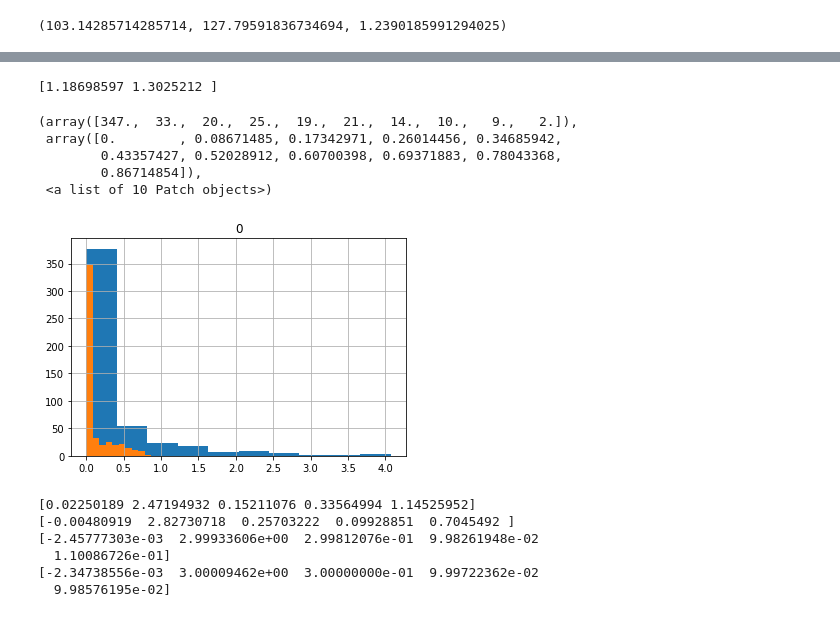
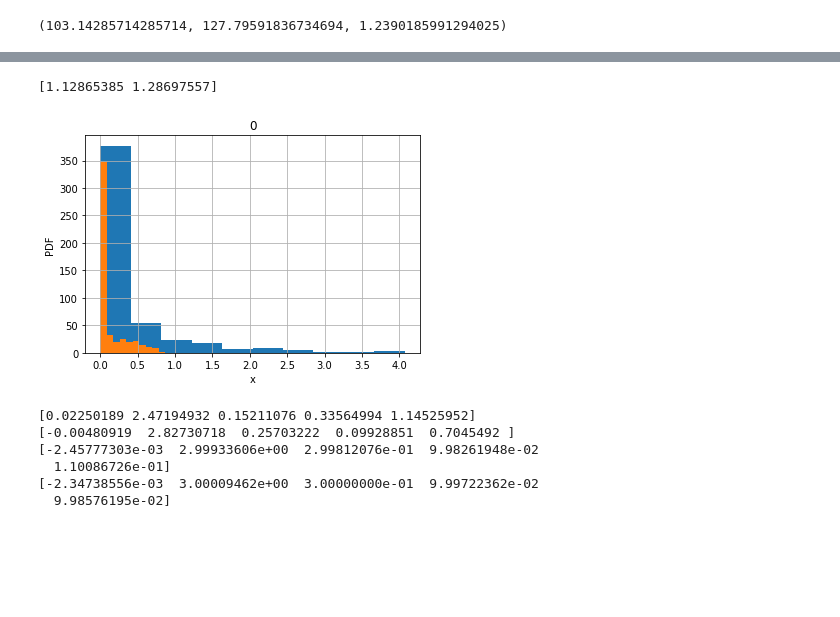
Before and after one commit to aleks0and/StatisticsProjectGroupH, a Jupyter notebook: Project3/assignment3.ipynb, the cells around one changed output, grey strips where cells are left out. Saved outputs shown, nothing was run; the diff lists cells and outputs as text; code cells hidden in the pictures; blank space fills up the shorter version.

```diff
--- a/Project3/assignment3.ipynb
+++ b/Project3/assignment3.ipynb
@@ -80,12 +98,9 @@ standard error is 0.03542458557318678
 # %%
 # 1. Exercise - 3. point
-#z = stats.norm.ppf(0.90)
-#(bs_replicates_t - z*np.sqrt((bs_replicates_t * (1 - bs_replicates_t ) / len(bs_replicates_t)) ),
-#bs_replicates_t + z*np.sqrt((bs_replicates_t * (1 - bs_replicates_t ) / len(bs_replicates_t)) ) )
 
-## Compute and print 95% CI for slope
-print(np.percentile(bs_t_list, [5, 95]))
+# Compute and print 90% CI for slope
+print(np.percentile(bs_t_list, [0, 90]))
 # %% [output]
-[1.18698597 1.3025212 ]
+[1.12865385 1.28697557]
 # %%
 # 2. Exercise - 1. point
@@ -94,17 +115,20 @@ def inverseFunction(mu, n, a):
     return mu * (-1 * np.log(1 - a))**(1/u)
 # %%
 # 2. Exercise - 2. point
+
+# Setting the seed for reproducibility of the results
 random.seed(40)
+
+# Drawing from the Weibull Distribution
 weibull_theoretical = stats.exponweib.rvs(size = 500, a=0.3, c =1, loc = 0) #here we should use min, because it gives us positive outputs
+
+# Plotting the both results for comparison
 pd.DataFrame(weibull_theoretical).hist()
-plt.hist(inverseFunction(1, 500, 0.3))
+_ = plt.hist(inverseFunction(1, 500, 0.3))
+_ = plt.xlabel('x')
+_ = plt.ylabel('PDF')
 # %% [output]
-(array([347.,  33.,  20.,  25.,  19.,  21.,  14.,  10.,   9.,   2.]),
- array([0.        , 0.08671485, 0.17342971, 0.26014456, 0.34685942,
-        0.43357427, 0.52028912, 0.60700398, 0.69371883, 0.78043368,
-        0.86714854]),
- <a list of 10 Patch objects>)
-[figure, old version]
+[figure, new version]
 # %%
 #3. Exercise - 1. point
 
```
Also changed, not shown: parts of 17 cells of this notebook.
